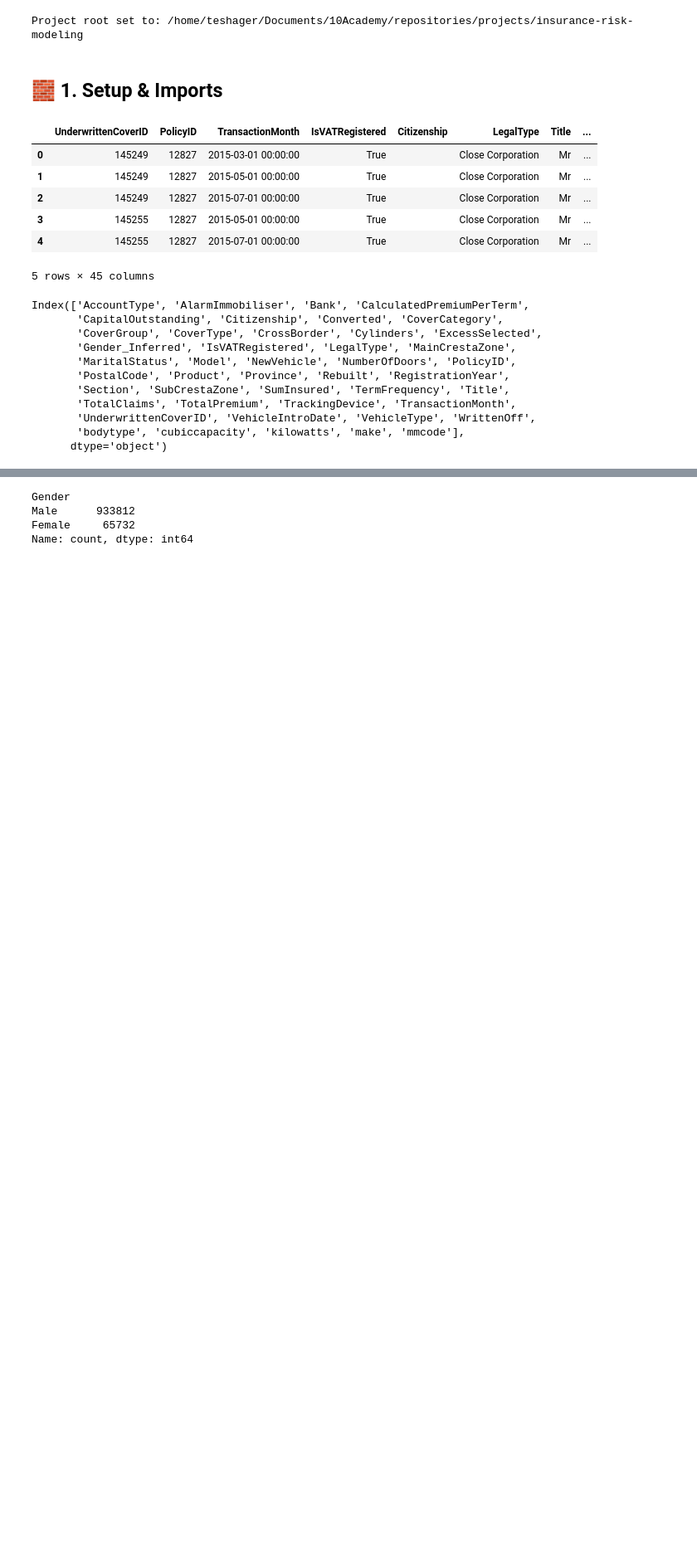
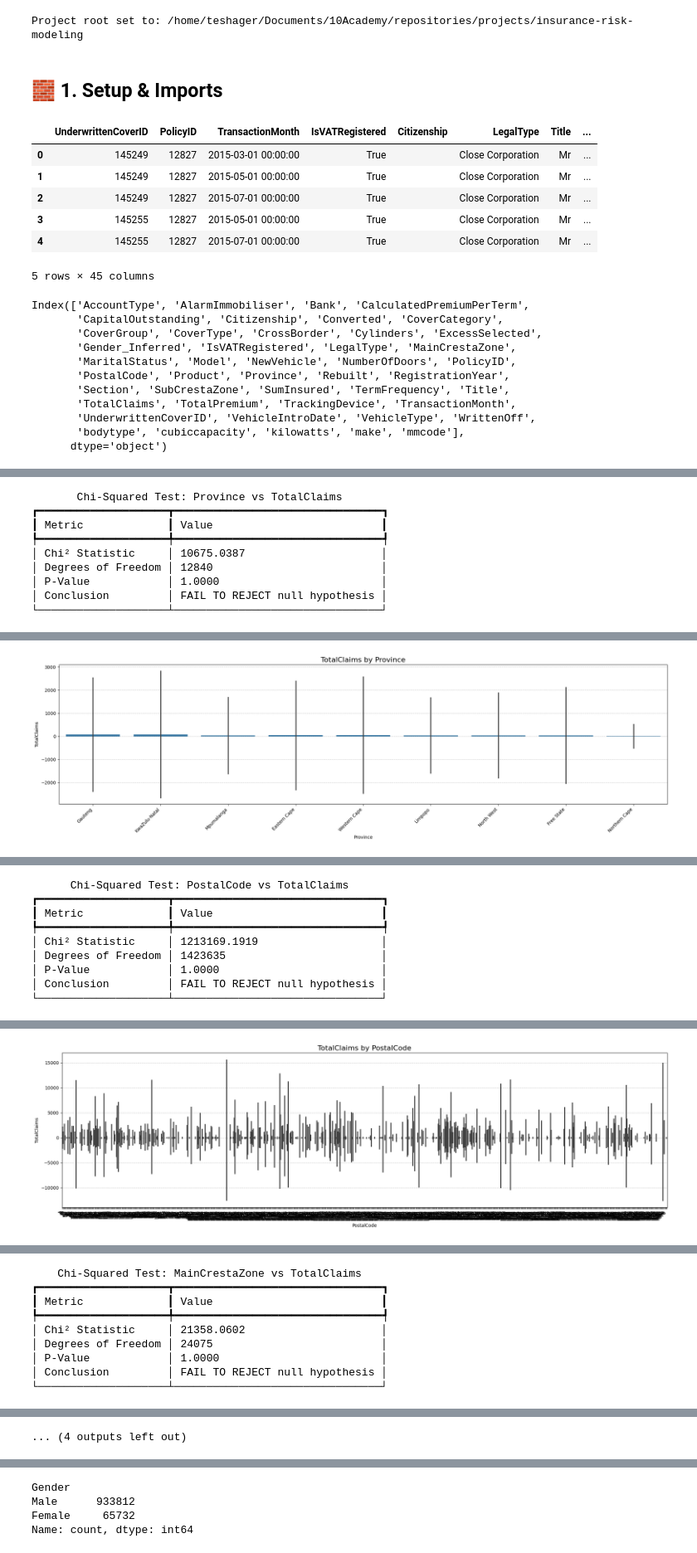
Before and after one commit to Teshager21/insurance-risk-modeling, a Jupyter notebook: notebooks/analysis/test_risk_hypothesis.ipynb, the cells around one changed output, grey strips where cells are left out. Shown at 83% size. Drawn from its saved outputs; the diff is of its cells as text; code cells hidden in the pictures; blank space fills up the shorter version.

```diff
--- a/notebooks/analysis/test_risk_hypothesis.ipynb
+++ b/notebooks/analysis/test_risk_hypothesis.ipynb
@@ -61,0 +88,12 @@ Index(['AccountType', 'AlarmImmobiliser', 'Bank', 'CalculatedPremiumPerTerm',
+# %%
+geo_features = ['Province', 'PostalCode', 'MainCrestaZone', 'SubCrestaZone']
+
+for feature in geo_features:
+    try:
+        chi2_result = tester.run_chi2(feature, binary_metric="TotalClaims")
+        tester.export_markdown_report(chi2_result, f"report_chi2_{feature}.md")
+        tester.visualize_metric(feature, "TotalClaims", kind="bar")
+        tester.interpret_result(chi2_result)
+    except Exception as e:
+        print(f"Chi-squared test failed for {feature}: {e}")
+# %% [output]
@@ -61,0 +108,9 @@ Index(['AccountType', 'AlarmImmobiliser', 'Bank', 'CalculatedPremiumPerTerm',
+       Chi-Squared Test: Province vs TotalClaims
+┏━━━━━━━━━━━━━━━━━━━━┳━━━━━━━━━━━━━━━━━━━━━━━━━━━━━━━━┓
+┃ Metric             ┃ Value                          ┃
+┡━━━━━━━━━━━━━━━━━━━━╇━━━━━━━━━━━━━━━━━━━━━━━━━━━━━━━━┩
+│ Chi² Statistic     │ 10675.0387                     │
+│ Degrees of Freedom │ 12840                          │
+│ P-Value            │ 1.0000                         │
+│ Conclusion         │ FAIL TO REJECT null hypothesis │
+└────────────────────┴────────────────────────────────┘
@@ -61,0 +133 @@ Index(['AccountType', 'AlarmImmobiliser', 'Bank', 'CalculatedPremiumPerTerm',
+[figure, added]
@@ -61,0 +142,9 @@ Index(['AccountType', 'AlarmImmobiliser', 'Bank', 'CalculatedPremiumPerTerm',
+      Chi-Squared Test: PostalCode vs TotalClaims
+┏━━━━━━━━━━━━━━━━━━━━┳━━━━━━━━━━━━━━━━━━━━━━━━━━━━━━━━┓
+┃ Metric             ┃ Value                          ┃
+┡━━━━━━━━━━━━━━━━━━━━╇━━━━━━━━━━━━━━━━━━━━━━━━━━━━━━━━┩
+│ Chi² Statistic     │ 1213169.1919                   │
+│ Degrees of Freedom │ 1423635                        │
+│ P-Value            │ 1.0000                         │
+│ Conclusion         │ FAIL TO REJECT null hypothesis │
+└────────────────────┴────────────────────────────────┘
@@ -61,0 +169 @@ Index(['AccountType', 'AlarmImmobiliser', 'Bank', 'CalculatedPremiumPerTerm',
+[figure, added]
@@ -61,0 +178,9 @@ Index(['AccountType', 'AlarmImmobiliser', 'Bank', 'CalculatedPremiumPerTerm',
+    Chi-Squared Test: MainCrestaZone vs TotalClaims
+┏━━━━━━━━━━━━━━━━━━━━┳━━━━━━━━━━━━━━━━━━━━━━━━━━━━━━━━┓
+┃ Metric             ┃ Value                          ┃
+┡━━━━━━━━━━━━━━━━━━━━╇━━━━━━━━━━━━━━━━━━━━━━━━━━━━━━━━┩
+│ Chi² Statistic     │ 21358.0602                     │
+│ Degrees of Freedom │ 24075                          │
+│ P-Value            │ 1.0000                         │
+│ Conclusion         │ FAIL TO REJECT null hypothesis │
+└────────────────────┴────────────────────────────────┘
@@ -61,0 +204 @@ Index(['AccountType', 'AlarmImmobiliser', 'Bank', 'CalculatedPremiumPerTerm',
+... (4 outputs left out)
```
Also changed, not shown: parts of 11 cells of this notebook, 6 other files.
